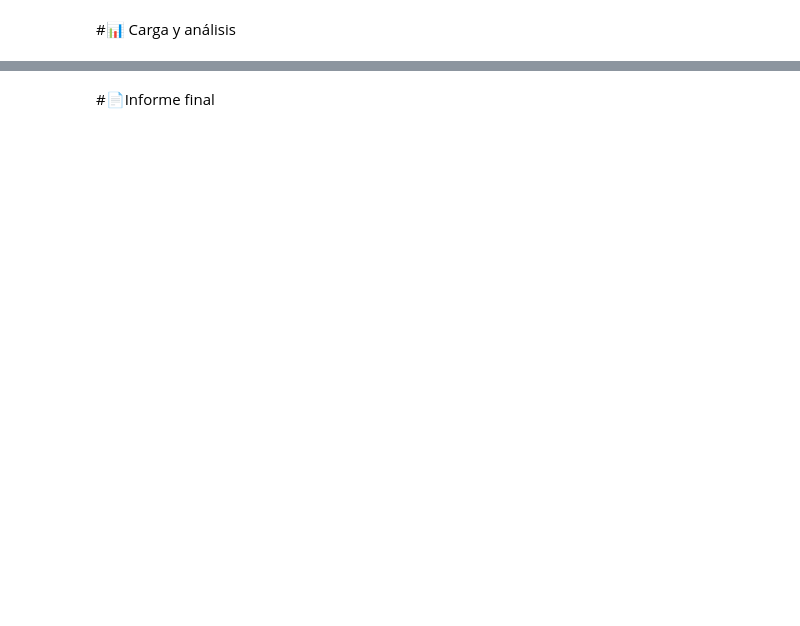
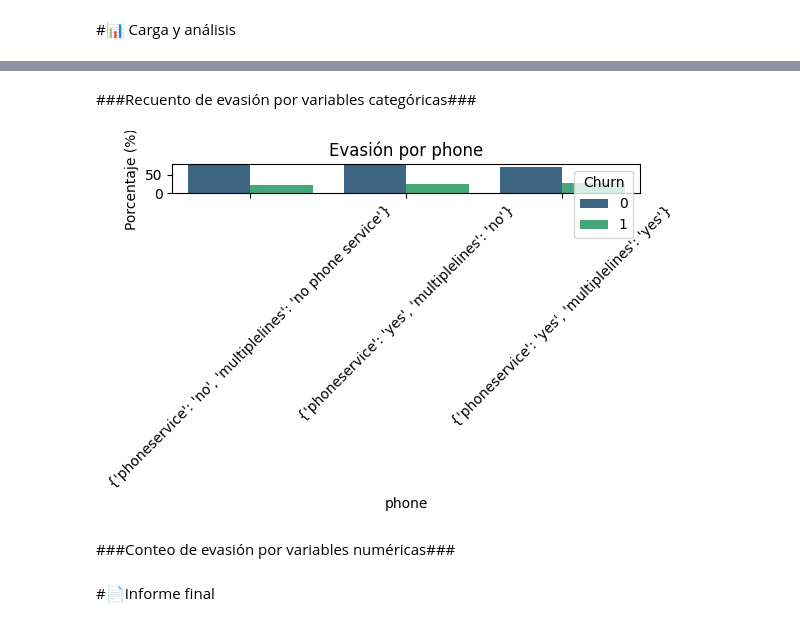
Before and after one commit to Jennyc08/Telecomx_latam, a Jupyter notebook: Final_TelecomX_LATAM_.ipynb, the cells around one changed output, grey strips where cells are left out. Drawn from its saved outputs; the diff is of its cells as text; code cells hidden in the pictures; blank space fills up the shorter version.

```diff
--- a/Final_TelecomX_LATAM_.ipynb
+++ b/Final_TelecomX_LATAM_.ipynb
@@ -8,0 +502,47 @@
+# %% [markdown]
+###Recuento de evasión por variables categóricas###
+# %%
+import matplotlib.pyplot as plt
+import seaborn as sns
+
+# 1) Detectar columna de churn/evasión
+target_col = None
+for col in dfc.columns:
+    if col.lower() in ("churn", "evasion"):
+        target_col = col
+        break
+
+if target_col is None:
+    raise ValueError("No encontré la columna de churn/evasión en el dataset.")
+
+# 2) Seleccionar columnas categóricas (excluyendo la de churn)
+cat_cols = dfc.select_dtypes(include=["object", "category", "string"]).columns.tolist()
+if target_col in cat_cols:
+    cat_cols.remove(target_col)
+
+# 3) Graficar distribución de churn para cada categórica
+for col in cat_cols:
+    if dfc[col].nunique(dropna=True) <= 12:  # evitar columnas con demasiadas categorías
+        plt.figure(figsize=(6,4))
+        churn_perc = (
+            dfc.groupby(col)[target_col]
+            .value_counts(normalize=True)
+            .mul(100)
+            .rename("porcentaje")
+            .reset_index()
+        )
+        sns.barplot(
+            data=churn_perc,
+            x=col, y="porcentaje", hue=target_col,
+            palette="viridis"
+        )
+        plt.title(f"Evasión por {col}")
+        plt.ylabel("Porcentaje (%)")
+        plt.xticks(rotation=45)
+        plt.legend(title=target_col)
+        plt.tight_layout()
+        plt.show()
+# %% [output]
+[figure, added]
+# %% [markdown]
+###Conteo de evasión por variables numéricas###
```
Also changed, not shown: parts of 23 cells of this notebook.
